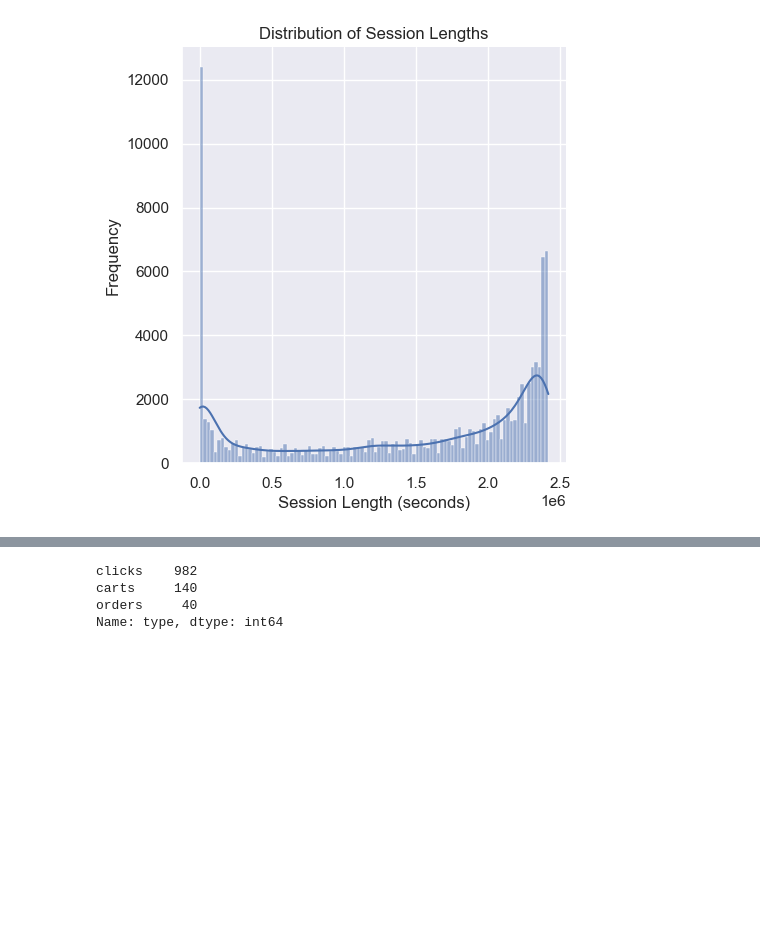
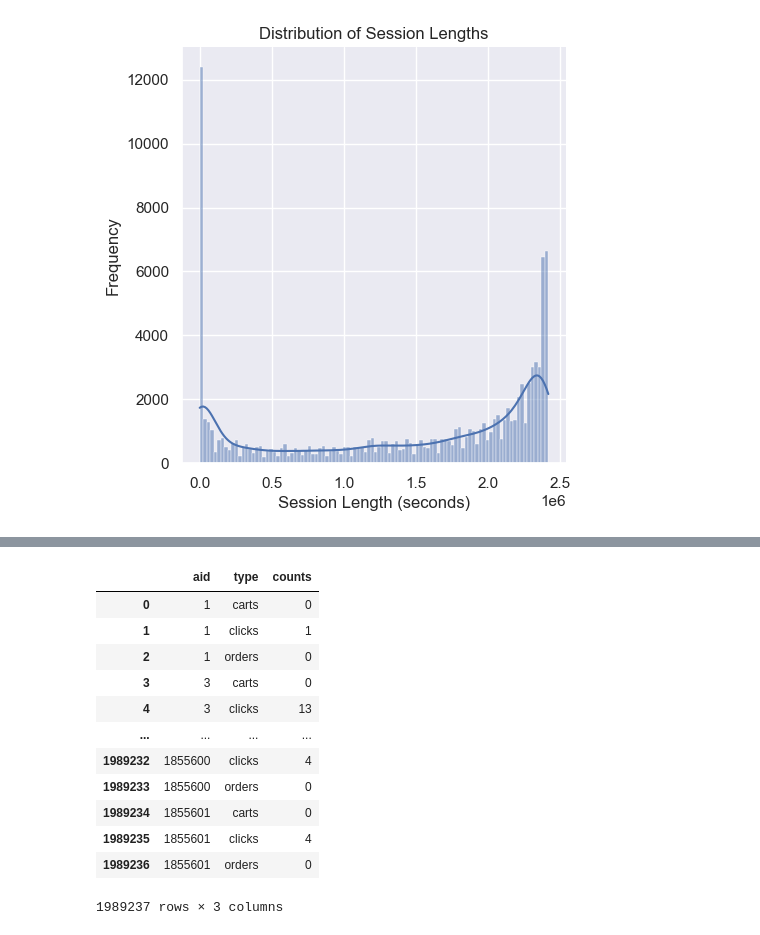
Before and after one commit to axa99/ottp-multi-recs, a Jupyter notebook: ottp-eda_12_05_2022.ipynb, the cells around one changed output, grey strips where cells are left out. Saved outputs shown, nothing was run; the diff lists cells and outputs as text; code cells hidden in the pictures; blank space fills up the shorter version.

```diff
--- a/ottp-eda_12_05_2022.ipynb
+++ b/ottp-eda_12_05_2022.ipynb
@@ -349,7 +313,3 @@ top_aids_cart_no_order
 # %%
-all_dfs_concat[all_dfs_concat['aid']==1825743]['type'].value_counts()
+df = all_dfs_concat.copy()
+df = df[['aid','type']]
-# %% [output]
-clicks    982
-carts     140
-orders     40
-Name: type, dtype: int64
@@ -355,0 +318,16 @@ Name: type, dtype: int64
+# %%
+df
+# %% [output]
+|  | aid | type | counts |
+| 0 | 1 | carts | 0 |
+| 1 | 1 | clicks | 1 |
+| 2 | 1 | orders | 0 |
+| 3 | 3 | carts | 0 |
+| 4 | 3 | clicks | 13 |
+| ... | ... | ... | ... |
+| 1989232 | 1855600 | clicks | 4 |
+| 1989233 | 1855600 | orders | 0 |
+| 1989234 | 1855601 | carts | 0 |
+| 1989235 | 1855601 | clicks | 4 |
+| 1989236 | 1855601 | orders | 0 |
+1989237 rows × 3 columns
```
Also changed, not shown: parts of 7 cells of this notebook.
